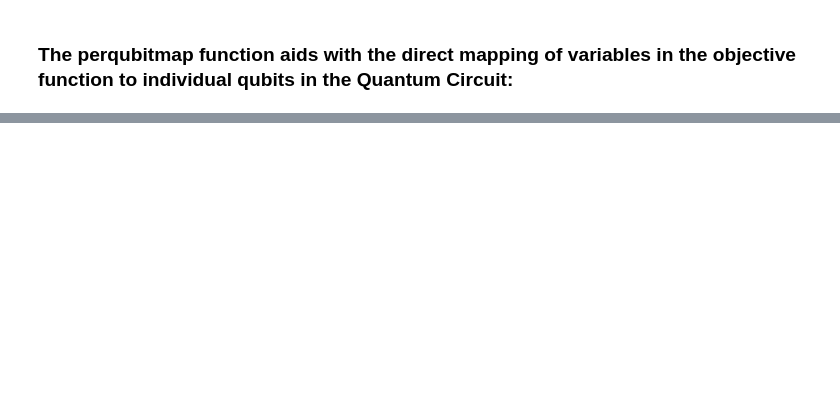
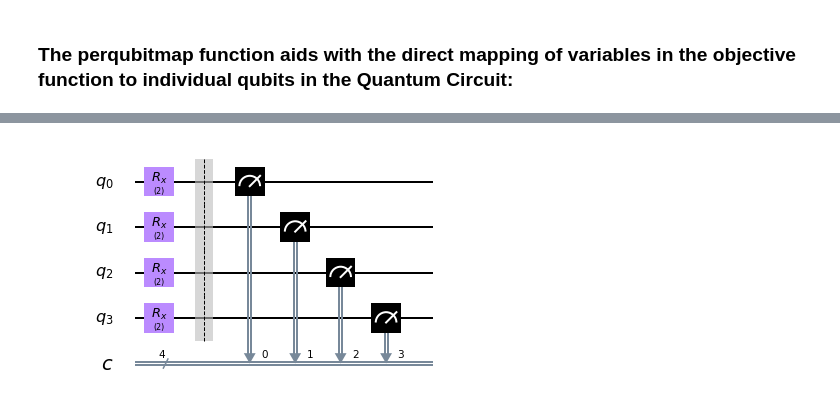
Before and after one commit to Anand270294/qiskit_test, a Jupyter notebook: Hamiltonians.ipynb, the cells around one changed output, grey strips where cells are left out. Cells and saved outputs as stored; diff of their text form; code cells hidden in the pictures; blank space fills up the shorter version.

Commit message:
Finshed a general Cost Hamiltonian mapper for Boolean functions and a General Mixer PauliX Hamiltonian

```diff
--- a/Hamiltonians.ipynb
+++ b/Hamiltonians.ipynb
@@ -140,0 +144,9 @@ pham.drawCircuit(output='mpl')
+# %%
+import M_Hamil as xh
+mixer = xh.M_Hamil(obj,var)
+# %%
+qc2 = mixer.generalXMixer(1.99999,1,measure=True)
+# %%
+qc2.draw(output='mpl')
+# %% [output]
+[figure, added]
```
Also changed, not shown: parts of 15 cells of this notebook, 3 other files.
